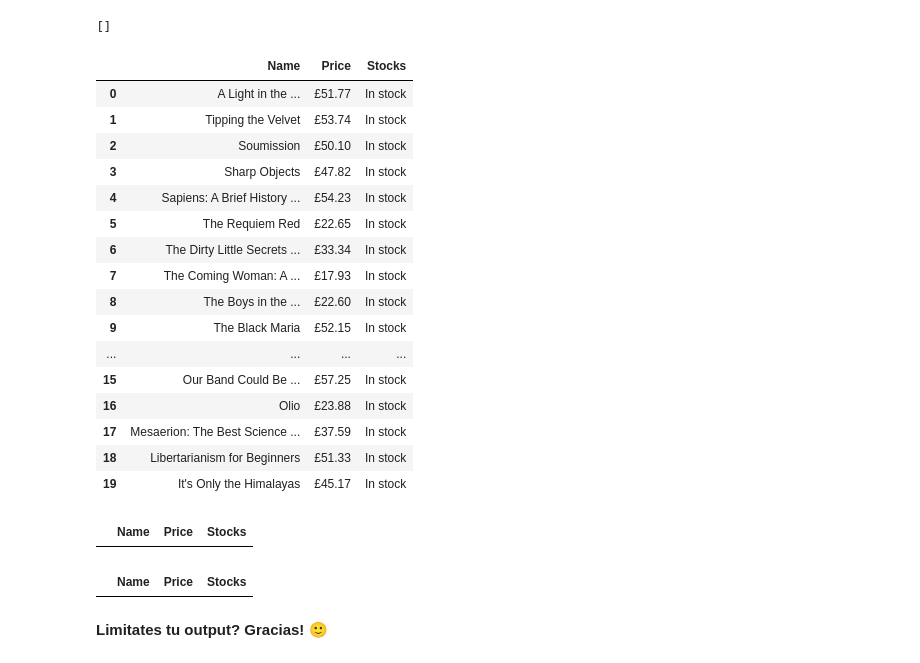
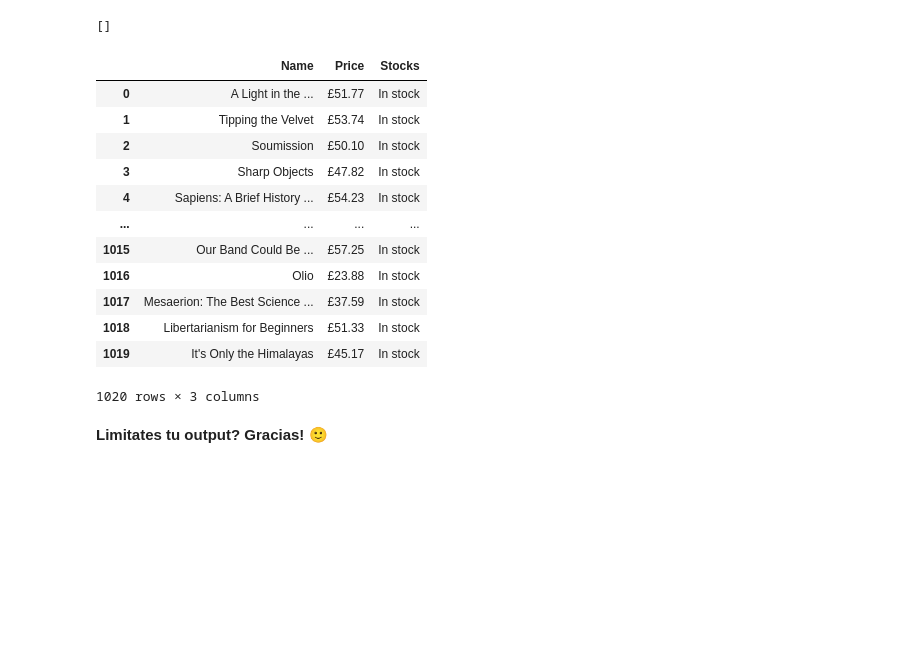
Before and after one commit to 26Ale10/9no-lab-scraping-es, a Jupyter notebook: your-code/lab-scraping_esp.ipynb, the cells around one changed output. Saved outputs shown, nothing was run; the diff lists cells and outputs as text; code cells hidden in the pictures; blank space fills up the shorter version.

```diff
--- a/your-code/lab-scraping_esp.ipynb
+++ b/your-code/lab-scraping_esp.ipynb
@@ -549,69 +549,40 @@ nombres
 # %%
 # Tu código aquí
 
 #libros = soup.select()
-url14 = 'http://books.toscrape.com/'
-books = requests.get(url14)
-soup14 = BeautifulSoup(books.content,"html.parser")
+list_books = []
+counter = 1
+for i in range(51):
+    url15 = f'http://books.toscrape.com/catalogue/page-{counter}.html'
+    books = requests.get(url15)
+    soup15 = BeautifulSoup(books.content,"html.parser")
+    libros = list(soup.select('h1.h3 a[tittle]'))
+    nombres = soup14.select('h1.h3 a[tittle]')
 
-books = soup14.select('h3:nth-child(3) > a:nth-child(1)')
-prices = soup14.select('div:nth-child(4) > p:nth-child(1)')
-stocks = soup14.select('div:nth-child(4) > p:nth-child(2)')
+    books = soup14.select('h3:nth-child(3) > a:nth-child(1)')
+    prices = soup14.select('div:nth-child(4) > p:nth-child(1)')
+    stocks = soup14.select('div:nth-child(4) > p:nth-child(2)')
 
-list_books = []
+    for book,price,stock in zip(books,prices,stocks):
+        list_books.append([book.text.strip(),price.text.strip(),stock.text.strip()])
 
-for book,price,stock in zip(books,prices,stocks):
-    list_books.append([book.text.strip(),price.text.strip(),stock.text.strip()])
+    counter+=i
 
-df_movies3 = pd.DataFrame(list_books, columns=["Name", "Price","Stocks"])
-df_movies3
+df_books = pd.DataFrame(list_books, columns=["Name", "Price","Stocks"])
+df_books
 # %% [output]
 |  | Name | Price | Stocks |
 | 0 | A Light in the ... | £51.77 | In stock |
 | 1 | Tipping the Velvet | £53.74 | In stock |
 | 2 | Soumission | £50.10 | In stock |
 | 3 | Sharp Objects | £47.82 | In stock |
 | 4 | Sapiens: A Brief History ... | £54.23 | In stock |
-| 5 | The Requiem Red | £22.65 | In stock |
-| 6 | The Dirty Little Secrets ... | £33.34 | In stock |
-| 7 | The Coming Woman: A ... | £17.93 | In stock |
-| 8 | The Boys in the ... | £22.60 | In stock |
-| 9 | The Black Maria | £52.15 | In stock |
 | ... | ... | ... | ... |
-| 15 | Our Band Could Be ... | £57.25 | In stock |
-| 16 | Olio | £23.88 | In stock |
-| 17 | Mesaerion: The Best Science ... | £37.59 | In stock |
-| 18 | Libertarianism for Beginners | £51.33 | In stock |
-| 19 | It's Only the Himalayas | £45.17 | In stock |
+| 1015 | Our Band Could Be ... | £57.25 | In stock |
+| 1016 | Olio | £23.88 | In stock |
+| 1017 | Mesaerion: The Best Science ... | £37.59 | In stock |
+| 1018 | Libertarianism for Beginners | £51.33 | In stock |
+| 1019 | It's Only the Himalayas | £45.17 | In stock |
+1020 rows × 3 columns
-# %%
-# Tu código aquí
-
-#libros = soup.select()
-list_books = []
-counter = 1
-for i in range(2):
-    url15 = 'http://books.toscrape.com/catalogue/page-{i}.html'
-    books = requests.get(url15)
-    soup15 = BeautifulSoup(books.content,"html.parser")
-    libros = list(soup.select('h1.h3 a[tittle]'))
-    nombres = soup14.select('h1.h3 a[tittle]')
-
-    books = soup14.select('h3:nth-child(3) > a:nth-child(1)')
-    prices = soup14.select('div:nth-child(4) > p:nth-child(1)')
-    stocks = soup14.select('div:nth-child(4) > p:nth-child(2)')
-
-    for book,price,stock in zip(books,prices,stocks):
-        list_books.append([book.text.strip(),price.text.strip(),stock.text.strip()])
-
-    counter+=i
-
-df_movies4 = pd.DataFrame(list_books, columns=["Name", "Price","Stocks"])
-df_movies4
-# %% [output]
-|  | Name | Price | Stocks |
-# %%
-df_movies4
-# %% [output]
-|  | Name | Price | Stocks |
 # %% [markdown]
 **Limitates tu output? Gracias! 🙂**
```
